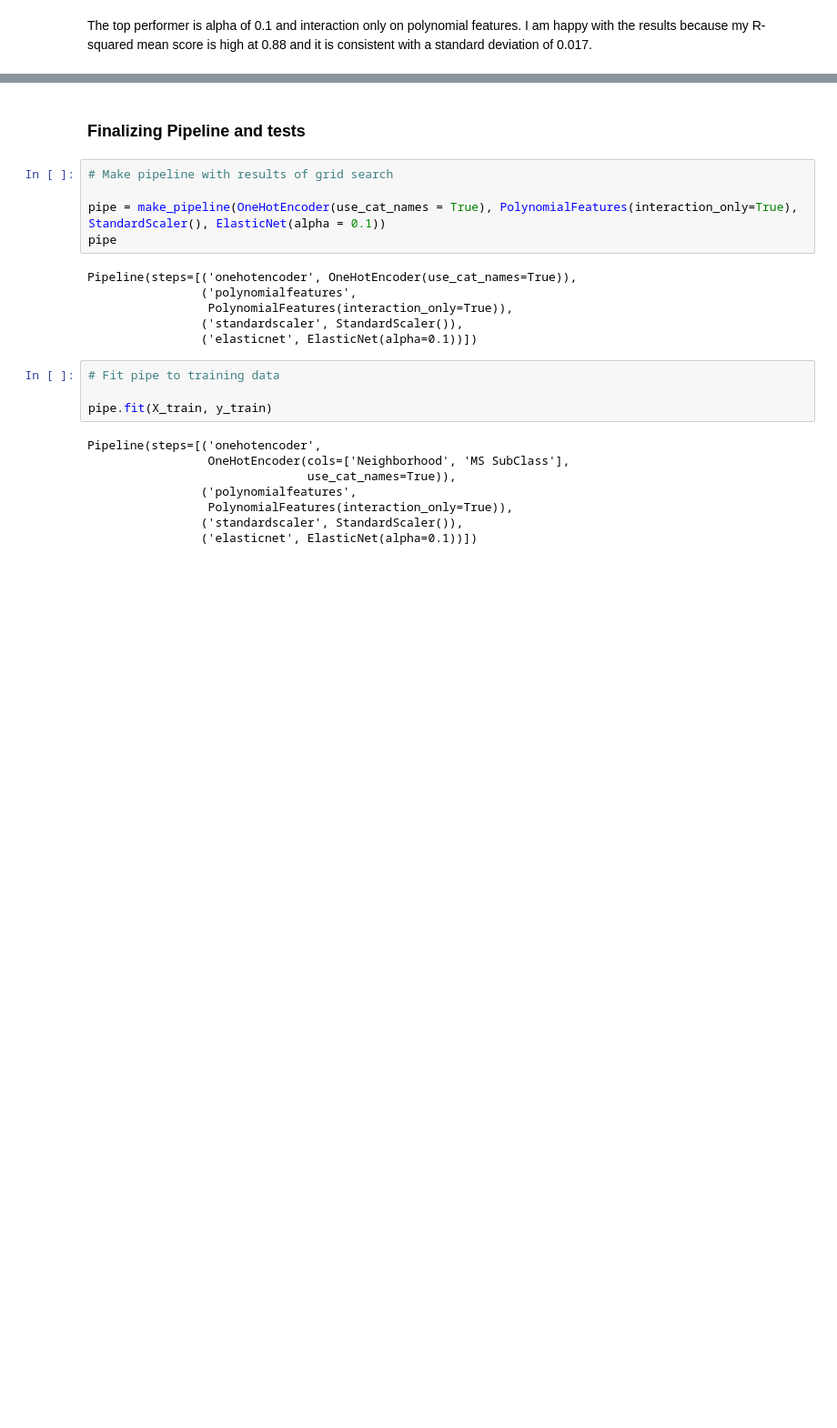
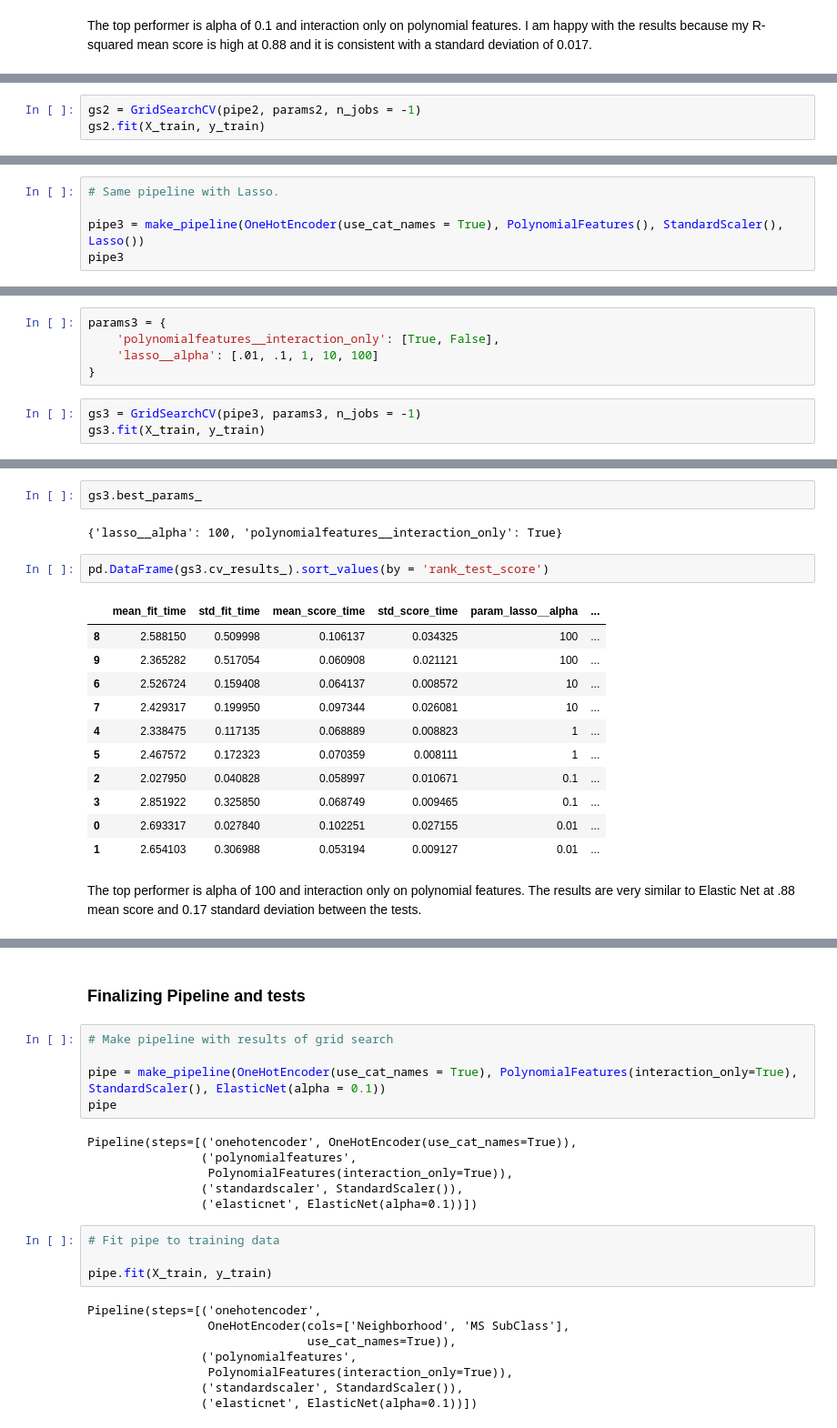
Before and after one commit to lindseyro/projects, a Jupyter notebook: projects/project-2-final/2-Model_Final.ipynb, the cells around one changed output, grey strips where cells are left out. Shown at 91% size. Saved outputs shown, nothing was run; the diff lists cells and outputs as text; blank space fills up the shorter version.

```diff
--- a/projects/project-2-final/2-Model_Final.ipynb
+++ b/projects/project-2-final/2-Model_Final.ipynb
@@ -264,0 +279,3 @@ The top performer is alpha of 0.1 and interaction only on polynomial features. I
+# %%
+gs2 = GridSearchCV(pipe2, params2, n_jobs = -1)
+gs2.fit(X_train, y_train)
@@ -264,0 +304,5 @@ The top performer is alpha of 0.1 and interaction only on polynomial features. I
+# %%
+# Same pipeline with Lasso.
+
+pipe3 = make_pipeline(OneHotEncoder(use_cat_names = True), PolynomialFeatures(), StandardScaler(), Lasso())
+pipe3
@@ -264,0 +313,8 @@ The top performer is alpha of 0.1 and interaction only on polynomial features. I
+# %%
+params3 = {
+    'polynomialfeatures__interaction_only': [True, False],
+    'lasso__alpha': [.01, .1, 1, 10, 100]
+}
+# %%
+gs3 = GridSearchCV(pipe3, params3, n_jobs = -1)
+gs3.fit(X_train, y_train)
@@ -264,0 +331,20 @@ The top performer is alpha of 0.1 and interaction only on polynomial features. I
+# %%
+gs3.best_params_
+# %% [output]
+{'lasso__alpha': 100, 'polynomialfeatures__interaction_only': True}
+# %%
+pd.DataFrame(gs3.cv_results_).sort_values(by = 'rank_test_score')
+# %% [output]
+|  | mean_fit_time | std_fit_time | mean_score_time | std_score_time | param_lasso__alpha | ... |
+| 8 | 2.588150 | 0.509998 | 0.106137 | 0.034325 | 100 | ... |
+| 9 | 2.365282 | 0.517054 | 0.060908 | 0.021121 | 100 | ... |
+| 6 | 2.526724 | 0.159408 | 0.064137 | 0.008572 | 10 | ... |
+| 7 | 2.429317 | 0.199950 | 0.097344 | 0.026081 | 10 | ... |
+| 4 | 2.338475 | 0.117135 | 0.068889 | 0.008823 | 1 | ... |
+| 5 | 2.467572 | 0.172323 | 0.070359 | 0.008111 | 1 | ... |
+| 2 | 2.027950 | 0.040828 | 0.058997 | 0.010671 | 0.1 | ... |
+| 3 | 2.851922 | 0.325850 | 0.068749 | 0.009465 | 0.1 | ... |
+| 0 | 2.693317 | 0.027840 | 0.102251 | 0.027155 | 0.01 | ... |
+| 1 | 2.654103 | 0.306988 | 0.053194 | 0.009127 | 0.01 | ... |
+# %% [markdown]
+The top performer is alpha of 100 and interaction only on polynomial features. The results are very similar to Elastic Net at .88 mean score and 0.17 standard deviation between the tests.
```
Also changed, not shown: parts of 17 cells of this notebook.
